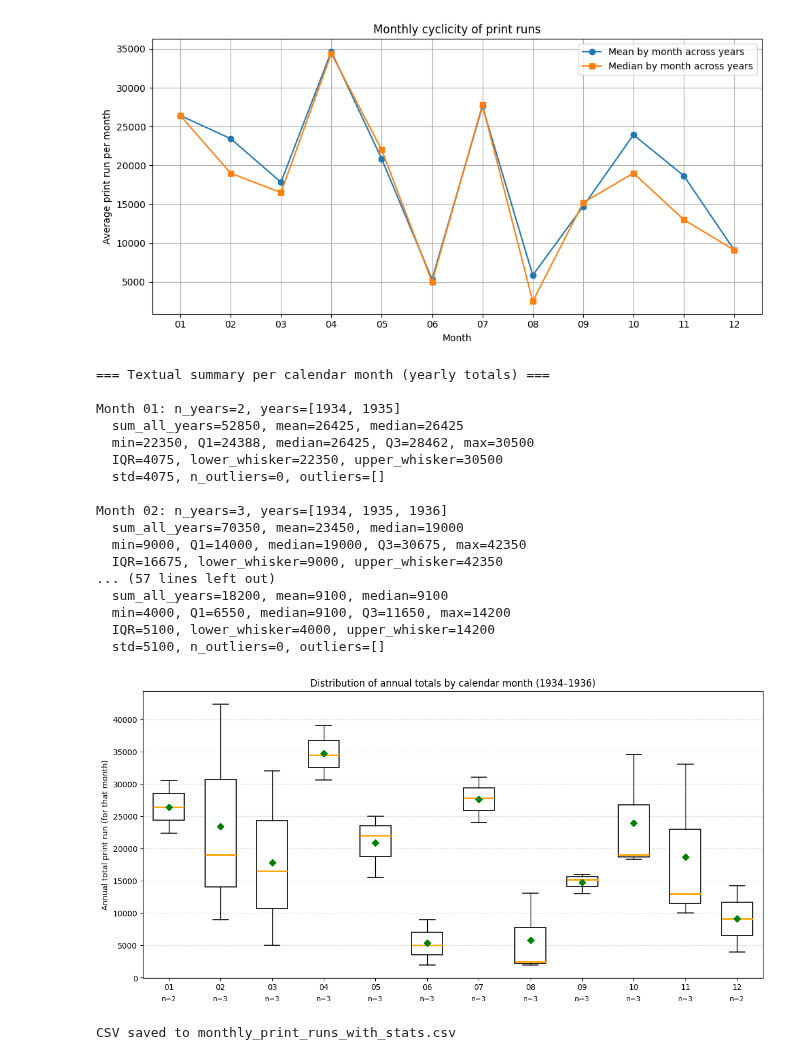
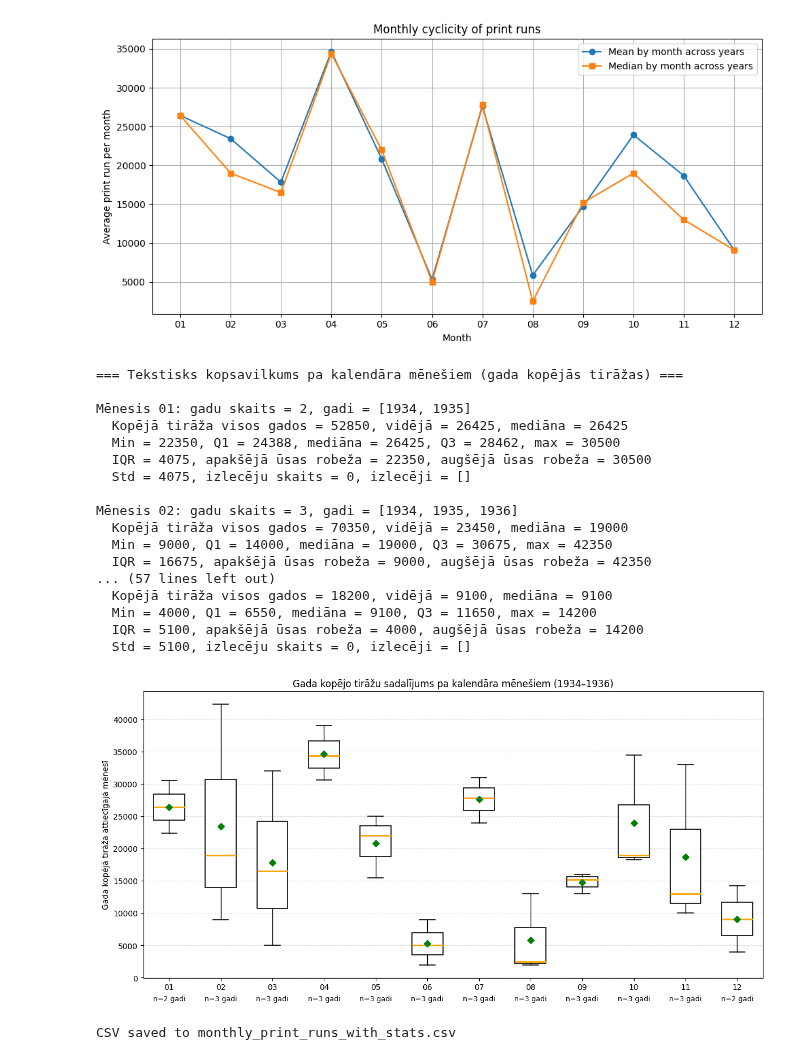
Before and after one commit to Vladusty/latvian-communist-leaflet-corpus-1934-1940, a Jupyter notebook: notebooks/leaflet_print_run_analysis_notebook/leaflet_print_run_analysis_1934_1936.ipynb, the cells around one changed output. Saved outputs shown, nothing was run; the diff lists cells and outputs as text; code cells hidden in the pictures.

```diff
--- a/notebooks/leaflet_print_run_analysis_notebook/leaflet_print_run_analysis_1934_1936.ipynb
+++ b/notebooks/leaflet_print_run_analysis_notebook/leaflet_print_run_analysis_1934_1936.ipynb
@@ -346,9 +346,7 @@ plt.show()
 12: mean=9100, median=9100, vals=[14200, 4000]
 [figure]
 # %%
-#@title 15) Boxplots + textual month summaries (Tukey boxplot rules)
-# Requires: monthly_values dict where keys are 'YYYY-MM' and values are lists of print-run values for that month-year.
-# Output: textual summary per calendar month + nicer boxplots (orange median, green mean).
+#@title 15) Boxplotu grafiki + mēnešu tekstiskais kopsavilkums (Tjūkija noteikumi)
 
 import matplotlib.pyplot as plt
 from collections import defaultdict, OrderedDict
@@ -382,7 +380,7 @@ for m in months:
     month_years.append(yrs)
 
 # Create textual summary per calendar month using Tukey definitions for whiskers
-print("\n=== Textual summary per calendar month (yearly totals) ===\n")
+print("\n=== Tekstisks kopsavilkums pa kalendāra mēnešiem (gada kopējās tirāžas) ===\n")
 for m, vals, yrs in zip(months, month_data, month_years):
     if not vals:
         # skip months with no data
@@ -413,13 +411,13 @@ for m, vals, yrs in zip(months, month_data, month_years):
     std = float(arr.std(ddof=0))
     mn = float(arr.min())
     mx = float(arr.max())
-    # prepare textual line
+    # prepare textual line (latviski)
     yrs_str = ", ".join(str(y) for y in yrs) if yrs else ""
-    print(f"Month {m}: n_years={n}, years=[{yrs_str}]")
-    print(f"  sum_all_years={total_sum}, mean={int(round(mean))}, median={int(round(median))}")
-    print(f"  min={int(mn)}, Q1={int(round(q1))}, median={int(round(median))}, Q3={int(round(q3))}, max={int(mx)}")
-    print(f"  IQR={int(round(iqr))}, lower_whisker={int(round(lower_whisker))}, upper_whisker={int(round(upper_whisker))}")
-    print(f"  std={int(round(std))}, n_outliers={len(outliers)}, outliers={ [int(round(x)) for x in outliers] }")
+    print(f"Mēnesis {m}: gadu skaits = {n}, gadi = [{yrs_str}]")
+    print(f"  Kopējā tirāža visos gados = {total_sum}, vidējā = {int(round(mean))}, mediāna = {int(round(median))}")
+    print(f"  Min = {int(mn)}, Q1 = {int(round(q1))}, mediāna = {int(round(median))}, Q3 = {int(round(q3))}, max = {int(mx)}")
+    print(f"  IQR = {int(round(iqr))}, apakšējā ūsas robeža = {int(round(lower_whisker))}, augšējā ūsas robeža = {int(round(upper_whisker))}")
+    print(f"  Std = {int(round(std))}, izlecēju skaits = {len(outliers)}, izlecēji = {[int(round(x)) for x in outliers]}")
     print("")
 
 # ---- Nicely styled boxplots (white boxes, black edges, orange median, green mean) ----
@@ -437,56 +435,59 @@ bp = ax.boxplot(
     patch_artist=True,
     widths=0.6,
     whis=1.5,
     flierprops=dict(marker='o', markerfacecolor='red', markersize=6, linestyle='none', alpha=0.7),
     medianprops=dict(color='orange', linewidth=2),
     meanprops=dict(marker='D', markeredgecolor='green', markerfacecolor='green', markersize=6)
 )
 
 # style boxes: white fill, black edge
 for box in bp['boxes']:
     box.set(facecolor='white', edgecolor='black', linewidth=1.2)
 for whisker in bp['whiskers']:
     whisker.set(color='black', linewidth=1)
 for cap in bp['caps']:
     cap.set(color='black', linewidth=1.2)
 for median in bp['medians']:
     median.set(color='orange', linewidth=2)
-# style means (handled by meanprops)
-# style fliers already set
 
-#ax.set_xlabel("Calendar month", labelpad=22)
-ax.set_ylabel("Annual total print run (for that month)")
-ax.set_title("Distribution of annual totals by calendar month (1934–1936)")
+ax.set_ylabel("Gada kopējā tirāža attiecīgajā mēnesī")
+ax.set_title("Gada kopējo tirāžu sadalījums pa kalendāra mēnešiem (1934–1936)")
 ax.grid(True, which='major', axis='y', linestyle='--', alpha=0.4)
 
 # annotate number of years under each box for convenience
 x_positions = range(1, len(months_with_data) + 1)
 for x, data_vals in zip(x_positions, data_with_data):
-    ax.text(x, ax.get_ylim()[0] - (ax.get_ylim()[1] - ax.get_ylim()[0]) * 0.06,
-            f"n={len(data_vals)}",
-            ha='center', va='top', fontsize=9, color='black')
+    ax.text(
+        x,
+        ax.get_ylim()[0] - (ax.get_ylim()[1] - ax.get_ylim()[0]) * 0.06,
+        f"n={len(data_vals)} gadi",
+        ha='center',
+        va='top',
+        fontsize=9,
+        color='black'
+    )
 
 plt.tight_layout()
 plt.show()
 # %% [output]
-=== Textual summary per calendar month (yearly totals) ===
+=== Tekstisks kopsavilkums pa kalendāra mēnešiem (gada kopējās tirāžas) ===
 
-Month 01: n_years=2, years=[1934, 1935]
-  sum_all_years=52850, mean=26425, median=26425
-  min=22350, Q1=24388, median=26425, Q3=28462, max=30500
-  IQR=4075, lower_whisker=22350, upper_whisker=30500
-  std=4075, n_outliers=0, outliers=[]
+Mēnesis 01: gadu skaits = 2, gadi = [1934, 1935]
+  Kopējā tirāža visos gados = 52850, vidējā = 26425, mediāna = 26425
+  Min = 22350, Q1 = 24388, mediāna = 26425, Q3 = 28462, max = 30500
+  IQR = 4075, apakšējā ūsas robeža = 22350, augšējā ūsas robeža = 30500
+  Std = 4075, izlecēju skaits = 0, izlecēji = []
 
-Month 02: n_years=3, years=[1934, 1935, 1936]
-  sum_all_years=70350, mean=23450, median=19000
-  min=9000, Q1=14000, median=19000, Q3=30675, max=42350
-  IQR=16675, lower_whisker=9000, upper_whisker=42350
+Mēnesis 02: gadu skaits = 3, gadi = [1934, 1935, 1936]
+  Kopējā tirāža visos gados = 70350, vidējā = 23450, mediāna = 19000
+  Min = 9000, Q1 = 14000, mediāna = 19000, Q3 = 30675, max = 42350
+  IQR = 16675, apakšējā ūsas robeža = 9000, augšējā ūsas robeža = 42350
 ... (57 lines left out)
-  sum_all_years=18200, mean=9100, median=9100
-  min=4000, Q1=6550, median=9100, Q3=11650, max=14200
-  IQR=5100, lower_whisker=4000, upper_whisker=14200
-  std=5100, n_outliers=0, outliers=[]
+  Kopējā tirāža visos gados = 18200, vidējā = 9100, mediāna = 9100
+  Min = 4000, Q1 = 6550, mediāna = 9100, Q3 = 11650, max = 14200
+  IQR = 5100, apakšējā ūsas robeža = 4000, augšējā ūsas robeža = 14200
+  Std = 5100, izlecēju skaits = 0, izlecēji = []
-[figure, old version]
+[figure, new version]
 # %%
 #@title 16) Save CSV with detailed statistics
 csv_path = "monthly_print_runs_with_stats.csv"
```
Also changed, not shown: parts of 1 cell of this notebook.
